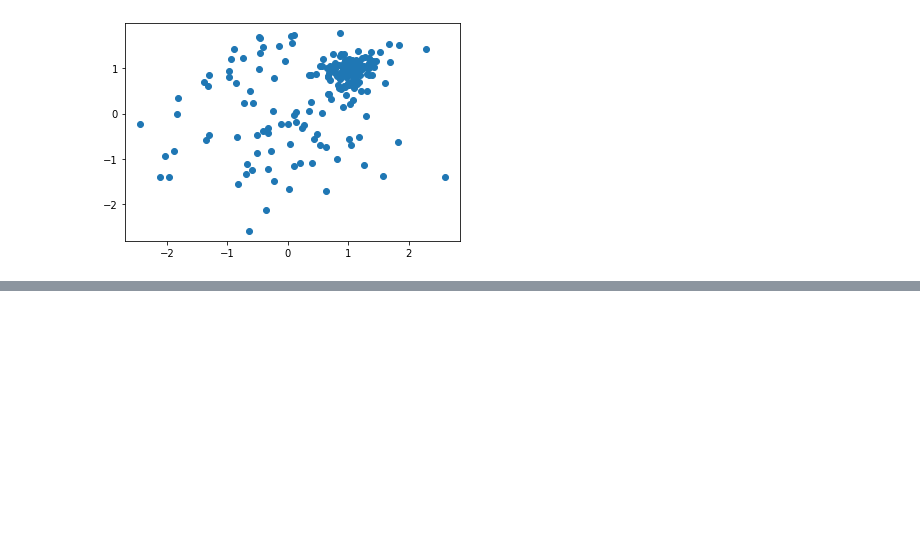
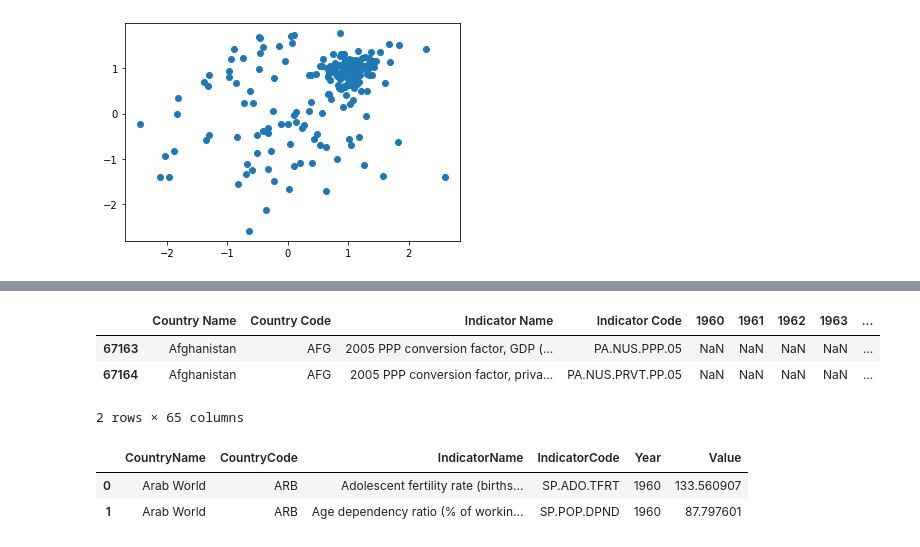
Before and after one commit to fabiokrone/DS_World_Development_Indicators, a Jupyter notebook: DSE_200X_MiniProject.ipynb, the cells around one changed output, grey strips where cells are left out. Drawn from its saved outputs; the diff is of its cells as text; code cells hidden in the pictures; blank space fills up the shorter version.

```diff
--- a/DSE_200X_MiniProject.ipynb
+++ b/DSE_200X_MiniProject.ipynb
@@ -361,3 +369,16 @@ show(p)
 # %% [output]
 [interactive output not drawn]
 [interactive output not drawn]
+# %%
+wdi.head(2)
+# %% [output]
+|  | Country Name | Country Code | Indicator Name | Indicator Code | 1960 | 1961 | 1962 | 1963 | ... |
+| 67163 | Afghanistan | AFG | 2005 PPP conversion factor, GDP (... | PA.NUS.PPP.05 | NaN | NaN | NaN | NaN | ... |
+| 67164 | Afghanistan | AFG | 2005 PPP conversion factor, priva... | PA.NUS.PRVT.PP.05 | NaN | NaN | NaN | NaN | ... |
+2 rows × 65 columns
+# %%
+wdi2.head(2)
+# %% [output]
+|  | CountryName | CountryCode | IndicatorName | IndicatorCode | Year | Value |
+| 0 | Arab World | ARB | Adolescent fertility rate (births... | SP.ADO.TFRT | 1960 | 133.560907 |
+| 1 | Arab World | ARB | Age dependency ratio (% of workin... | SP.POP.DPND | 1960 | 87.797601 |
```
Also changed, not shown: parts of 1 cell of this notebook.
